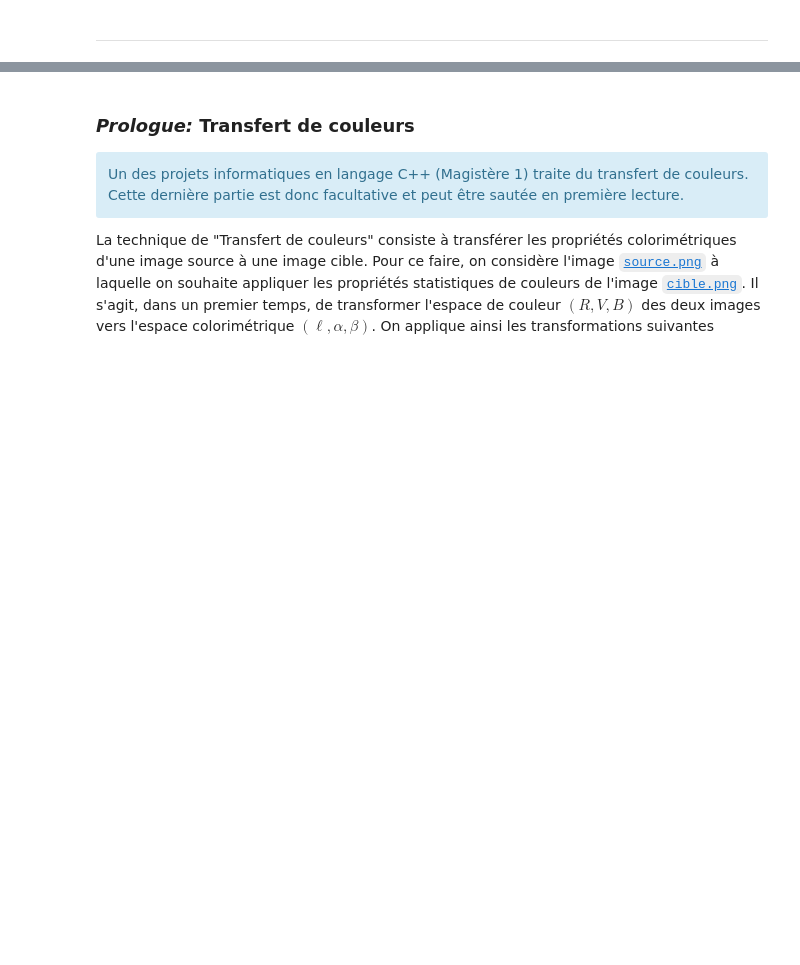
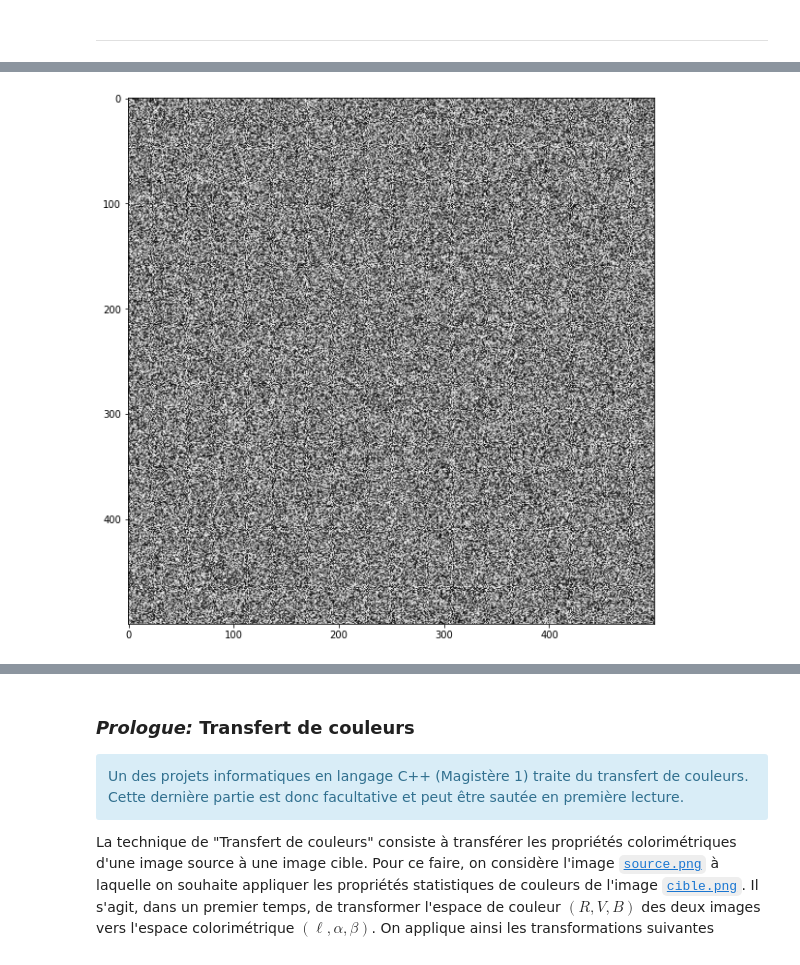
Before and after one commit to xgarrido/master_python_teaching, a Jupyter notebook: td/02_td_numpy.ipynb, the cells around one changed output, grey strips where cells are left out. Cells and saved outputs as stored; diff of their text form; code cells hidden in the pictures; blank space fills up the shorter version.

```diff
--- a/td/02_td_numpy.ipynb
+++ b/td/02_td_numpy.ipynb
@@ -91,0 +222,9 @@ Dans la suite de l'exercice, on s'aidera des fonctions intégrées à la librair
+# %%
+import matplotlib.pyplot as plt
+
+plt.rcParams["figure.figsize"] = (10, 10)
+
+img = np.random.rand(500, 500)
+plt.imshow(img, cmap="gray");
+# %% [output]
+[figure, added]
```
Also changed, not shown: parts of 34 cells of this notebook.
